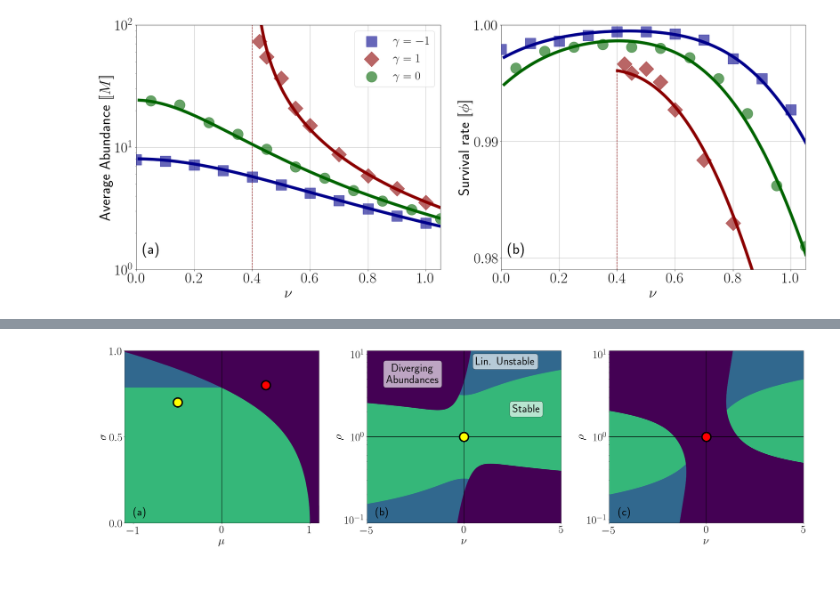
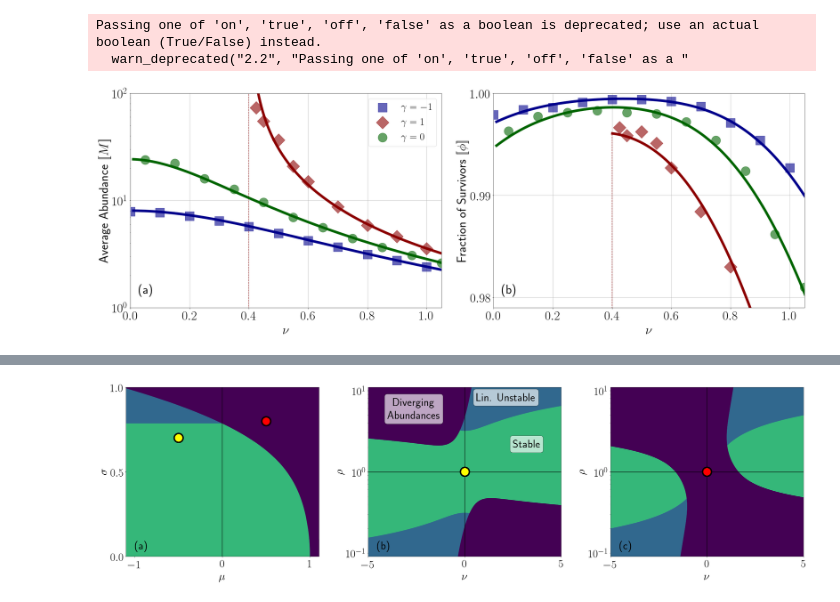
Before and after one commit to LylePoley/Cascade-Model, a Jupyter notebook: Figures/All Figures.ipynb, the cells around one changed output, grey strips where cells are left out. Drawn from its saved outputs; the diff is of its cells as text; code cells hidden in the pictures.

Commit message:
More re-ordering of Figures

```diff
--- a/Figures/All Figures.ipynb
+++ b/Figures/All Figures.ipynb
@@ -1,6 +95,6 @@
 # %%
 '''
-    Figure 1. in the main text
+    Fig 2. in the main text
 '''
 
 # general marker and other settings
@@ -9,7 +103,7 @@ import matplotlib.pyplot as plt
 import General_Solutions as gs
 
 # set this to whatever folder the Fig.1 data is in
-dir = gs.dir + "/Fig. 1, M and phi against nu data/"
+dir = gs.dir + "/Fig. 2, M and phi against nu data/"
 
 lwidth = 8
 msize = 800
@@ -42,19 +136,19 @@ theoryData1 = np.genfromtxt(dir + "path3.csv") # gamma = -1
 theoryData2 = np.genfromtxt(dir + "path4.csv")
 theoryData3 = np.genfromtxt(dir + "path2.csv")
 
-path1 = gs.make_path([0.01, nu], [sigma, sigma], [rho, rho], [gamma1, gamma1], pathlen+500)
-path2 = gs.make_path([0.01, nu], [sigma, sigma], [rho, rho], [gamma2, gamma2], pathlen+200)
-path3 = gs.make_path([0.01, nu], [sigma, sigma], [rho, rho], [gamma3, gamma3], pathlen+600)
+nu1 = gs.make_path([0.01, nu], [sigma, sigma], [rho, rho], [gamma1, gamma1], pathlen+500)[0]
+nu2 = gs.make_path([0.01, nu], [sigma, sigma], [rho, rho], [gamma2, gamma2], pathlen+200)[0]
+nu3 = gs.make_path([0.01, nu], [sigma, sigma], [rho, rho], [gamma3, gamma3], pathlen+600)[0]
 
-M1 = gs.avgM(mu, path1[::4, 0], rho, theoryData1[::4, 1], theoryData1[::4, 2])
+M1 = gs.avgM(mu, nu1[::4], rho, theoryData1[::4, 1], theoryData1[::4, 2])
 skip = 100
-M2 = gs.avgM(mu, path2[skip:, 0], rho, theoryData2[skip:, 1], theoryData2[skip:, 2])
-M3 = gs.avgM(mu, path3[:, 0], rho, theoryData3[:, 1], theoryData3[:, 2])
+M2 = gs.avgM(mu, nu2[skip:], rho, theoryData2[skip:, 1], theoryData2[skip:, 2])
+M3 = gs.avgM(mu, nu3[:], rho, theoryData3[:, 1], theoryData3[:, 2])
 
-axs[0].plot(path1[::4, 0], M1, c = "darkblue", linewidth = lwidth)
-axs[0].plot(path2[skip:, 0], M2, c = "darkred", linewidth = lwidth)
+axs[0].plot(nu1[::4], M1, c = "darkblue", linewidth = lwidth)
+axs[0].plot(nu2[skip:], M2, c = "darkred", linewidth = lwidth)
 axs[0].vlines(0.4, 0, 100, colors = 'darkred', alpha = 0.8, linestyles = 'dashed', linewidth = 1.5)
-axs[0].plot(path3[:, 0], M3, c = "darkgreen", linewidth = lwidth)
+axs[0].plot(nu3[:], M3, c = "darkgreen", linewidth = lwidth)
 
 '''
     data for left plot
@@ -68,22 +162,22 @@ avgSimData1 = np.average(simData1, axis = 1)
 avgSimData2 = np.average(simData2, axis = 1)
 avgSimData3 = np.average(simData3, axis = 1)
 
-nu1 = avgSimData1[:, 1]
-nu2 = avgSimData2[:, 1]
-nu3 = avgSimData3[:, 1]
+nu1_data = avgSimData1[:, 1]
+nu2_data = avgSimData2[:, 1]
+nu3_data = avgSimData3[:, 1]
 
-mu1 = avgSimData1[:, 0]
-mu2 = avgSimData2[:, 0]
-mu3 = avgSimData3[:, 0]
+mu1_data = avgSimData1[:, 0]
+mu2_data = avgSimData2[:, 0]
+mu3_data = avgSimData3[:, 0]
 
 M1 = np.average(avgSimData1[:, 9:], axis = 1)
 M2 = np.average(avgSimData2[:, 9:], axis = 1)
 M3 = np.average(avgSimData3[:, 9:], axis = 1)
 
 
-axs[0].scatter(nu1, M1, marker = "s", c = "darkblue", s = msize, zorder=3, alpha = malpha, label = r"$\gamma = -1$")
-axs[0].scatter(nu2, M2, marker = "D", c="darkred", s = msize, zorder=3, alpha = malpha, label = r"$\gamma = 1$")
-axs[0].scatter(nu3, M3, marker = "o", c = "darkgreen", s = msize, zorder=3, alpha = malpha, label = r"$\gamma = 0$")
+axs[0].scatter(nu1_data, M1, marker = "s", c = "darkblue", s = msize, zorder=3, alpha = malpha, label = r"$\gamma = -1$")
+axs[0].scatter(nu2_data, M2, marker = "D", c="darkred", s = msize, zorder=3, alpha = malpha, label = r"$\gamma = 1$")
+axs[0].scatter(nu3_data, M3, marker = "o", c = "darkgreen", s = msize, zorder=3, alpha = malpha, label = r"$\gamma = 0$")
 
 
 
@@ -95,20 +189,17 @@ axs[0].scatter(nu3, M3, marker = "o", c = "darkgreen", s = msize, zorder=3, alph
 # the real deal is indistinguishable
 gamma3 += 0.01
 theoryData3 = np.genfromtxt(dir + "path1.csv")
-path3 = gs.make_path([0.01, nu], [sigma, sigma], [rho, rho], [gamma3, gamma3], pathlen + 400)
+nu3 = gs.make_path([0.01, nu], [sigma, sigma], [rho, rho], [gamma3, gamma3], pathlen + 400)[0]
 
 G1 = theoryData1[:, 0]
-nu1 = path1[:, 0]
 u1 = sigma**2*(rho**2 - 1/rho**2)/(4*nu1*G1)
 phi1 = u1*(1-u1)/(gamma1*sigma**2)
 
 G2 = theoryData2[:, 0]
-nu2 = path2[:, 0]
 u2 = sigma**2*(rho**2 - 1/rho**2)/(4*nu2*G2)
 phi2 = u2*(1-u2)/(gamma2*sigma**2)
 
 G3 = theoryData3[:, 0]
-nu3 = path3[:, 0]
 u3 = sigma**2*(rho**2 - 1/rho**2)/(4*nu3*G3)
 phi3 = u3*(1-u3)/(gamma3*sigma**2)
 
@@ -126,43 +217,45 @@ phi1 = np.count_nonzero(simData1[:, :, 9:], axis = (1, 2))/(np.count_nonzero(sim
 phi2 = np.count_nonzero(simData2[:, :, 9:], axis = (1, 2))/(np.count_nonzero(simData2[:, :, 5] != 0, axis = 1)*250)
 phi3 = np.count_nonzero(simData3[:, :, 9:], axis = (1, 2))/(np.count_nonzero(simData3[:, :, 5] != 0, axis = 1)*250)
 
-nu1 = np.average(simData1, axis = 1)[:, 1]
-nu2 = np.average(simData2, axis = 1)[:, 1]
-nu3 = np.average(simData3, axis = 1)[:, 1]
+nu1_data = np.average(simData1, axis = 1)[:, 1]
+nu2_data = np.average(simData2, axis = 1)[:, 1]
+nu3_data = np.average(simData3, axis = 1)[:, 1]
 
-axs[1].scatter(nu1, phi1, c = "darkblue", alpha = malpha, s = msize, marker = "s", zorder = 3)
-axs[1].scatter(nu2, phi2, c = "darkred", alpha = malpha, marker = "D", s = msize, zorder = 3)
-axs[1].scatter(nu3, phi3, c = "darkgreen", alpha = malpha, s = msize, zorder = 3)
+axs[1].scatter(nu1_data, phi1, c = "darkblue", alpha = malpha, s = msize, marker = "s", zorder = 3)
+axs[1].scatter(nu2_data, phi2, c = "darkred", alpha = malpha, marker = "D", s = msize, zorder = 3)
+axs[1].scatter(nu3_data, phi3, c = "darkgreen", alpha = malpha, s = msize, zorder = 3)
 
 '''
     options for the first plot
 '''
 
 axs[0].legend(prop={'size': 32})
 axs[0].set_xlim(0, 1.05)
 axs[0].set_yscale("log")
 axs[0].set_ylim(1, 100.0)
 axs[0].grid("true")
 
 axs[0].set_ylabel(r'Average Abundance $[\![ M ]\!]$')
 axs[0].set_xlabel(r'$\nu$')
 
 '''
     plot settings for right plot
 '''
 
 axs[1].set_xlim(0, 1.05)
 axs[1].set_ylim(0.979, 1)
 axs[1].set_yticks([0.98, 0.99, 1.00])
 axs[1].grid("true")
 
 
-axs[1].set_ylabel(r'Survival rate $[\![ \phi ]\!]$')
+axs[1].set_ylabel(r'Fraction of Survivors $[\![ \phi ]\!]$')
 axs[1].set_xlabel(r'$\nu$')
 
 axs[0].text(0.05, 0.08, '(a)', horizontalalignment='center', verticalalignment='center', transform = axs[0].transAxes)
 axs[1].text(0.05, 0.08, '(b)', horizontalalignment='center', verticalalignment='center', transform = axs[1].transAxes)
-
-# plt.savefig("Fig. 1: theory working demonstration.pdf")
+fig.tight_layout()
+# plt.savefig("Fig. 2: theory working demonstration.pdf")
 # %% [output]
+Passing one of 'on', 'true', 'off', 'false' as a boolean is deprecated; use an actual boolean (True/False) instead.
+  warn_deprecated("2.2", "Passing one of 'on', 'true', 'off', 'false' as a "
-[figure, old version]
+[figure, new version]
```
Also changed, not shown: parts of 10 cells of this notebook, 55 other files.
